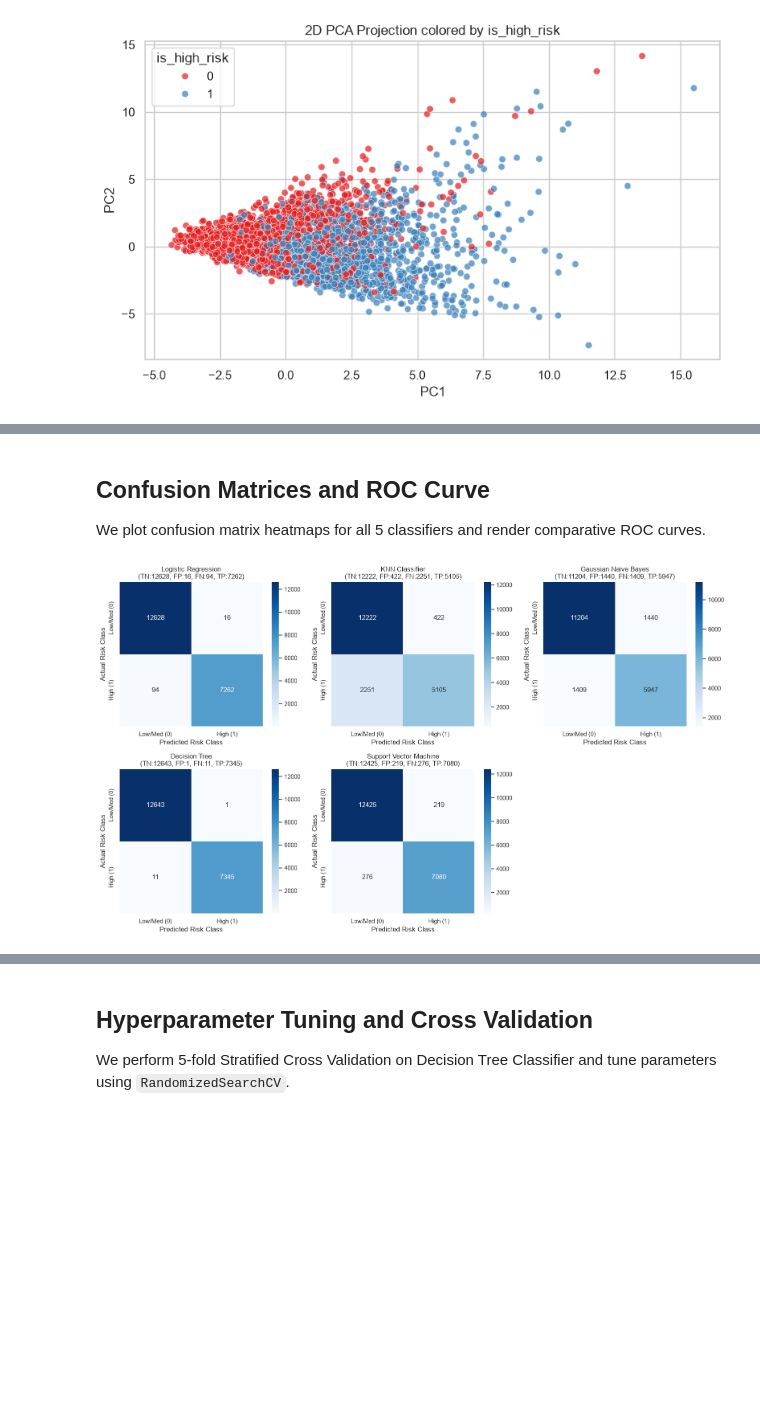
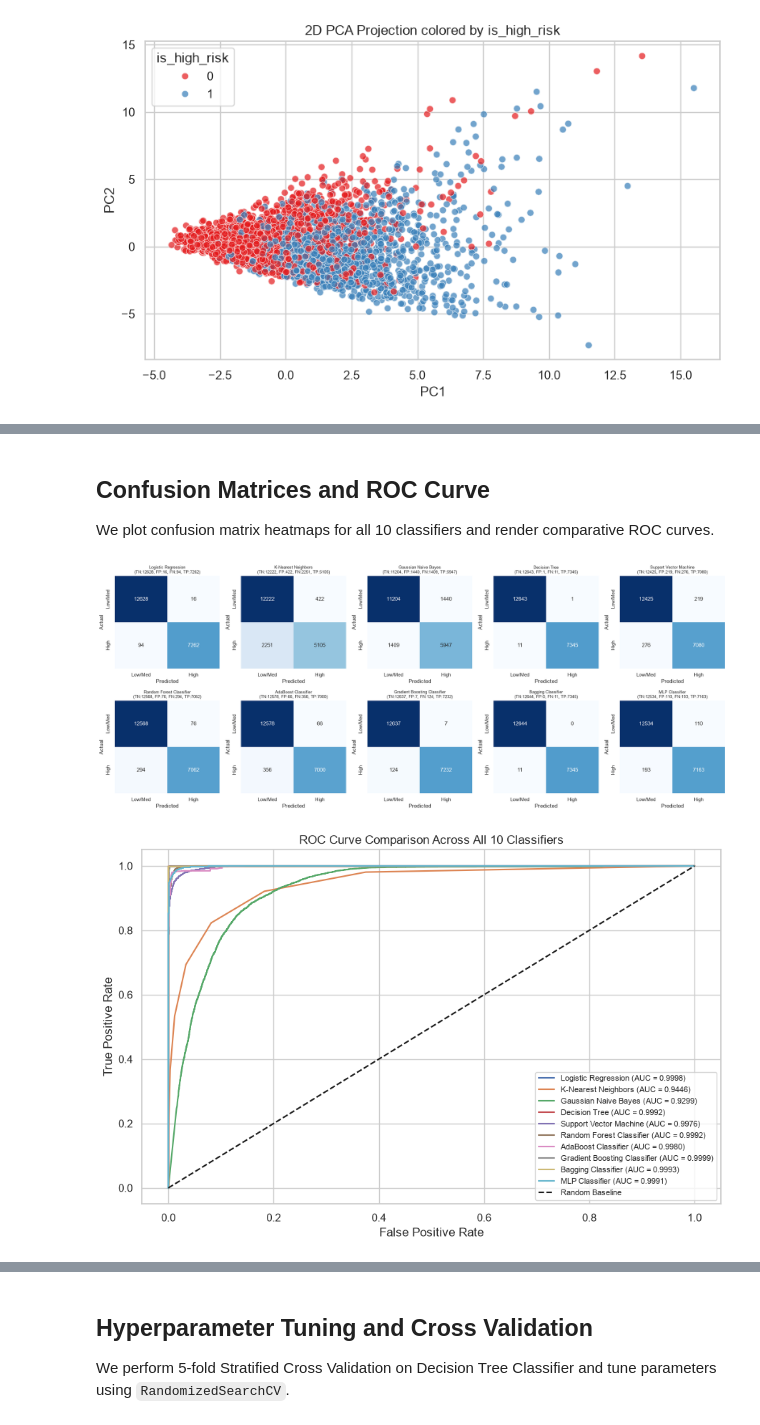
Before and after one commit to hemu1196/Healthcare-Insurance-Cost-Prediction, a Jupyter notebook: notebooks/classification.ipynb, the cells around one changed output, grey strips where cells are left out. Cells and saved outputs as stored; diff of their text form; code cells hidden in the pictures; blank space fills up the shorter version.

Commit message:
Complete Review 1 and Review 2 capstone implementation: 10 regressors, 10 classifiers, 2 clustering algorithms, CV, hyperparameter tuning, leakage prevention, Streamlit app, and documentation

```diff
--- a/notebooks/classification.ipynb
+++ b/notebooks/classification.ipynb
@@ -408,8 +281,7 @@ bin_features = [c for c in binary_cols if c in X_train.columns]
 preprocessor = ColumnTransformer(
     transformers=[
         ('num', Pipeline([('imputer', SimpleImputer(strategy='median')), ('scaler', StandardScaler())]), num_features),
-        ('cat', Pipeline([('imputer', SimpleImputer(strategy='most_frequent')),
-                          ('encoder', OneHotEncoder(handle_unknown='ignore', sparse_output=False))]), cat_features),
+        ('cat', Pipeline([('imputer', SimpleImputer(strategy='most_frequent')), ('encoder', OneHotEncoder(handle_unknown='ignore', sparse_output=False))]), cat_features),
         ('bin', 'passthrough', bin_features)
     ]
 )
@@ -804,0 +474,14 @@ Observation: All 5 classification algorithms were evaluated. Decision Tree and L
+# %%
+fig, axes = plt.subplots(2, 3, figsize=(18, 9))
+axes = axes.flatten()
+metrics_list = ['Accuracy', 'Precision', 'Recall', 'Weighted F1', 'ROC-AUC']
+colors = ['Blues_r', 'Greens_r', 'Oranges_r', 'Purples_r', 'Reds_r']
+
+for idx, m in enumerate(metrics_list):
+    sns.barplot(data=df_cls_summary, y='Model', x=m, palette=colors[idx], ax=axes[idx])
+    axes[idx].set_title(f'Classification Model Comparison: {m}')
+    axes[idx].set_xlabel(m)
+
+axes[5].axis('off')
+plt.tight_layout()
+plt.show()
@@ -805,23 +509,38 @@ Observation: All 5 classification algorithms were evaluated. Decision Tree and L
 # %% [markdown]
 ## Confusion Matrices and ROC Curve
 
-We plot confusion matrix heatmaps for all 5 classifiers and render comparative ROC curves.
+We plot confusion matrix heatmaps for all 10 classifiers and render comparative ROC curves.
 # %%
-all_models = {'Logistic Regression': c_lr, 'KNN Classifier': c_knn, 'Gaussian Naive Bayes': c_gnb, 'Decision Tree': c_dt, 'Support Vector Machine': c_svc}
-fig, axes = plt.subplots(2, 3, figsize=(16, 9.5))
+fig, axes = plt.subplots(2, 5, figsize=(20, 8))
 axes = axes.flatten()
 
-for idx, (name, model) in enumerate(all_models.items()):
+for idx, (name, model) in enumerate(cls_fitted_models.items()):
     preds = model.predict(X_test)
     cm = confusion_matrix(y_test, preds)
-    sns.heatmap(cm, annot=True, fmt='d', cmap='Blues', ax=axes[idx], xticklabels=['Low/Med (0)', 'High (1)'], yticklabels=['Low/Med (0)', 'High (1)'])
+    sns.heatmap(cm, annot=True, fmt='d', cmap='Blues', ax=axes[idx], cbar=False, xticklabels=['Low/Med', 'High'], yticklabels=['Low/Med', 'High'])
     tn, fp, fn, tp = cm.ravel()
-    axes[idx].set_title(f'{name}\n(TN:{tn}, FP:{fp}, FN:{fn}, TP:{tp})')
-    axes[idx].set_xlabel('Predicted Risk Class')
-    axes[idx].set_ylabel('Actual Risk Class')
+    axes[idx].set_title(f'{name}\n(TN:{tn}, FP:{fp}, FN:{fn}, TP:{tp})', fontsize=9)
+    axes[idx].set_xlabel('Predicted')
+    axes[idx].set_ylabel('Actual')
 
-axes[5].axis('off')
 plt.tight_layout()
 plt.show()
+
+# ROC Curve Comparison
+plt.figure(figsize=(9, 6))
+for name, model in cls_fitted_models.items():
+    probs = model.predict_proba(X_test)[:, 1]
+    fpr, tpr, _ = roc_curve(y_test, probs)
+    auc_val = roc_auc_score(y_test, probs)
+    plt.plot(fpr, tpr, label=f'{name} (AUC = {auc_val:.4f})')
+
+plt.plot([0, 1], [0, 1], 'k--', label='Random Baseline')
+plt.title('ROC Curve Comparison Across All 10 Classifiers')
+plt.xlabel('False Positive Rate')
+plt.ylabel('True Positive Rate')
+plt.legend(loc='lower right', fontsize=8)
+plt.tight_layout()
+plt.show()
 # %% [output]
-[figure, old version]
+[figure, new version]
+[figure, added]
```
Also changed, not shown: parts of 47 cells of this notebook, 16 other files.
